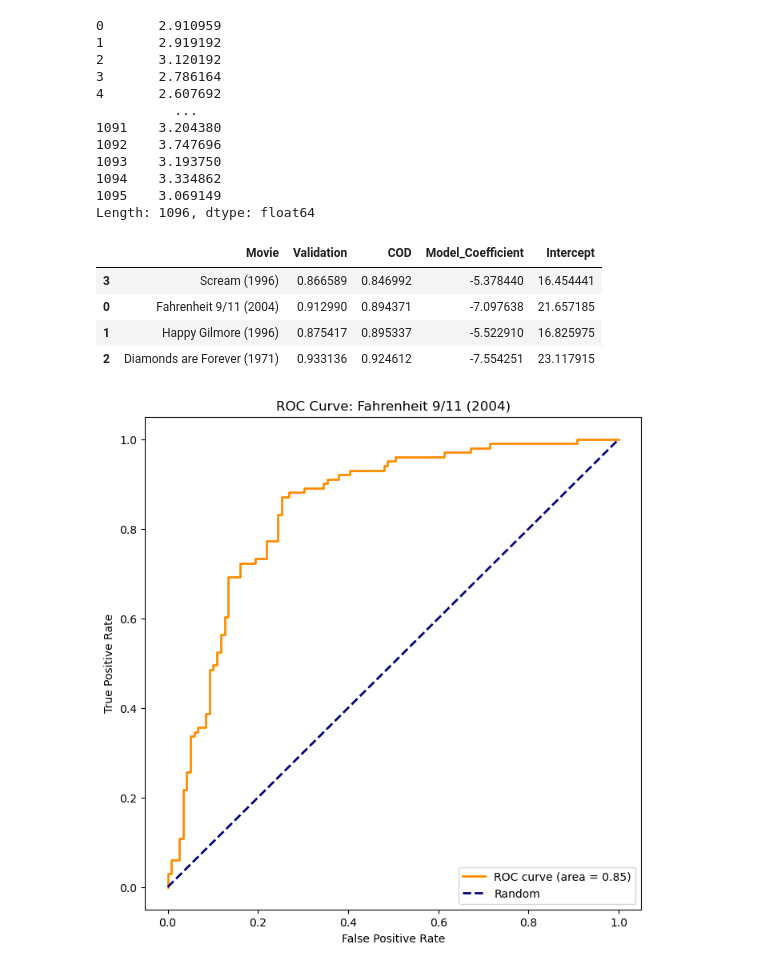
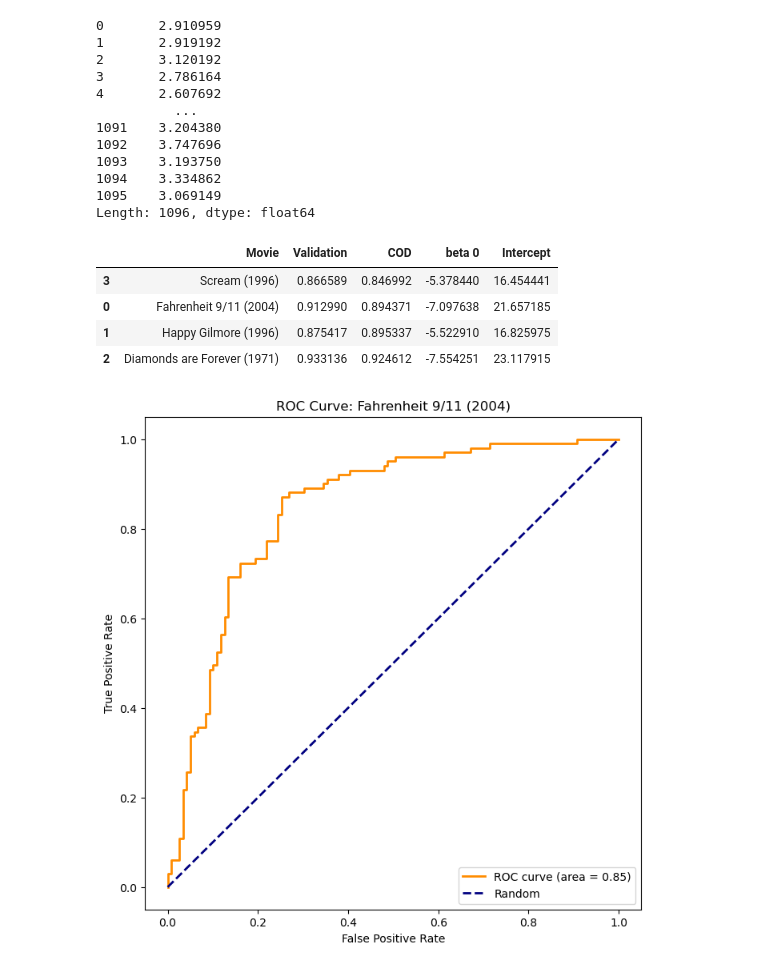
Before and after one commit to csendranshi/DSGA-1001-Project2, a Jupyter notebook: DS_project2.ipynb, the cells around one changed output. Drawn from its saved outputs; the diff is of its cells as text; code cells hidden in the pictures.

```diff
--- a/DS_project2.ipynb
+++ b/DS_project2.ipynb
@@ -215,7 +237,7 @@ array(['Avatar (2009)', 'Interstellar (2014)', 'La La Land (2016)',
        'Shutter Island (2010)'], dtype=object)
 # %%
 # vertical_concat
-Q1_rows = pd.concat([, bottom_10], axis=0)
+Q1_rows = pd.concat([top_10, bottom_10], axis=0)
 # %%
 Q1_rows
 # %% [output]
@@ -734,35 +764,35 @@ for c in range(len(median_split.columns)):
     model.fit(X_train_reshaped, y_train)
 
     # Calculate cross-validated AUC on the training data
     score = np.mean(cross_val_score(model, X_train_reshaped, y_train, cv=5, scoring='roc_auc'))
 
     # Predict probabilities on the test data
     test_probabilities = model.predict_proba(X_test_reshaped)[:, 1]
 
     # Store coefficients and intercepts
     betas[0].append(model.coef_[0][0])
     betas[1].append(model.intercept_[0])
 
     # Calculate ROC curve and AUC on the test data
     fpr, tpr, thresholds = roc_curve(y_test, test_probabilities)
     roc_auc = auc(fpr, tpr)
 
     # Store AUC values
     cod.append(roc_auc)
     val.append(score)
 
 # Create a DataFrame to display the results
 result_df = pd.DataFrame({
     "Movie": median_split.columns,
     "Validation": val,
     "COD": cod,
-    "Model_Coefficient": betas[0],
+    "beta 0": betas[0],
     "Intercept": betas[1]
 }).sort_values("COD")
 
 result_df
 # %% [output]
-|  | Movie | Validation | COD | Model_Coefficient | Intercept |
+|  | Movie | Validation | COD | beta 0 | Intercept |
 | 3 | Scream (1996) | 0.866589 | 0.846992 | -5.378440 | 16.454441 |
 | 0 | Fahrenheit 9/11 (2004) | 0.912990 | 0.894371 | -7.097638 | 21.657185 |
 | 1 | Happy Gilmore (1996) | 0.875417 | 0.895337 | -5.522910 | 16.825975 |
```
Also changed, not shown: parts of 21 cells of this notebook.
